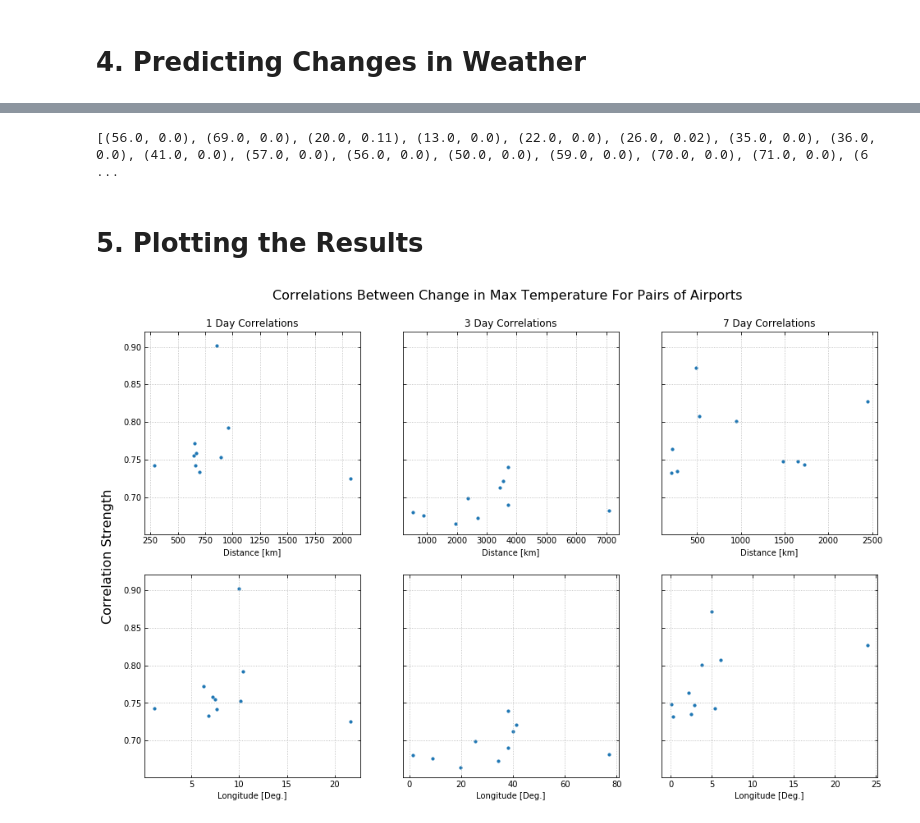
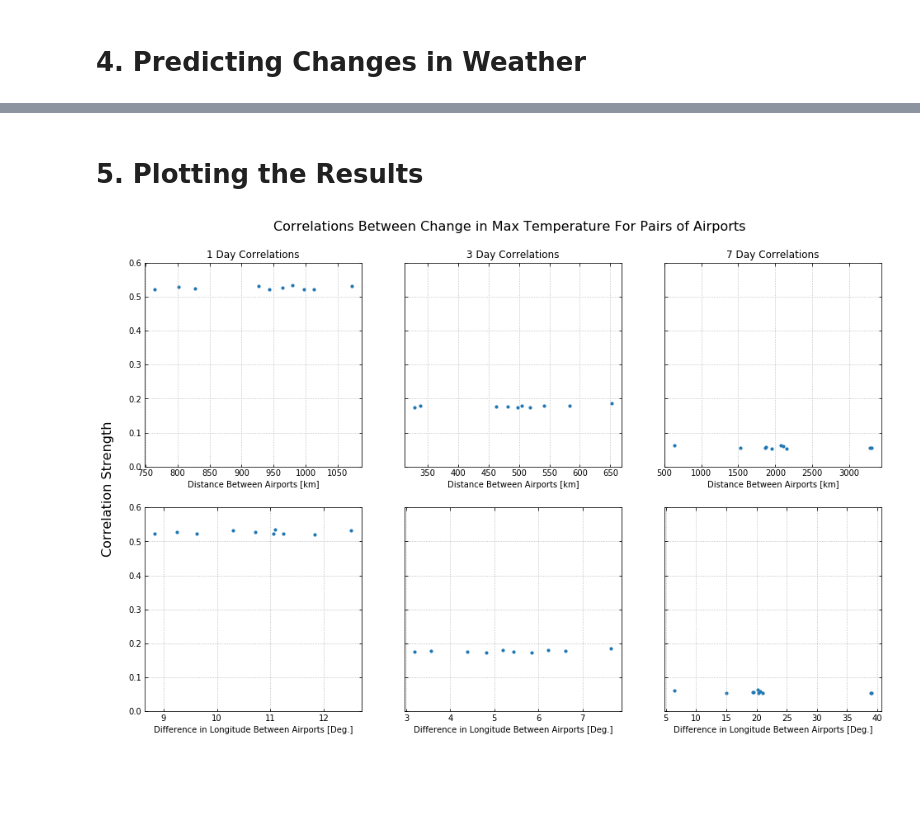
Before and after one commit to giangdip2410/watkins-ay250-s2018-hw, a Jupyter notebook: hw_5/hw_5_assignment.ipynb, the cells around one changed output, grey strips where cells are left out. Saved outputs shown, nothing was run; the diff lists cells and outputs as text; code cells hidden in the pictures; blank space fills up the shorter version.

Commit message:
fixed some bugs with the code, initial plots of results

```diff
--- a/hw_5/hw_5_assignment.ipynb
+++ b/hw_5/hw_5_assignment.ipynb
@@ -154,7 +156,7 @@ sql_cmd = """SELECT airports.aid FROM airports"""
 cursor.execute(sql_cmd)
 
 aids = np.concatenate(np.array(cursor.fetchall()))
-combs = np.array(list(itertools.combinations(aids,2)))
+combs = np.array(list(itertools.permutations(aids,2)))
 nCombs = len(combs)
 
 maxTempCorrs = np.zeros((len(combs),3))
@@ -219,11 +203,3 @@ for iComb in range(nCombs):
-# %%
-
-sql_cmd = f"""SELECT weather.maxtemp,weather.precip FROM weather
-         WHERE weather.aid = 6"""
-cursor.execute(sql_cmd);
-print(cursor.fetchall())
-# %% [output]
-[(56.0, 0.0), (69.0, 0.0), (20.0, 0.11), (13.0, 0.0), (22.0, 0.0), (26.0, 0.02), (35.0, 0.0), (36.0, 0.0), (41.0, 0.0), (57.0, 0.0), (56.0, 0.0), (50.0, 0.0), (59.0, 0.0), (70.0, 0.0), (71.0, 0.0), (6 ...
 # %% [markdown]
 # 5. Plotting the Results
 # %%
@@ -258,36 +234,38 @@ labels = ["1 Day Correlations","3 Day Correlations","7 Day Correlations"]
 for iDiff in range(3):
 
     corrStrength = abs(maxTempCorrs[:,iDiff])
     maxInds = corrStrength.argsort()[::-1][:nMax]
     bestCombs = combs[maxInds]
     distances = np.zeros(nMax)
     dlongitude = np.zeros(nMax)
 
 
     for iMax in range(nMax):
         comb = bestCombs[iMax]
         latlon = np.zeros((2,2))
         for iComb in range(2):
             sql_cmd = f"""SELECT airports.latitude,airports.longitude FROM airports
                          WHERE airports.aid = {comb[iComb]}"""
 
             cursor.execute(sql_cmd);
             latlon[iComb] = np.array(cursor.fetchall(),dtype = np.float)
         distances[iMax] = distanceOnSphere(latlon[0,0],latlon[0,1],latlon[1,0],latlon[1,1])
         dlongitude[iMax] = abs(latlon[0,1]-latlon[1,1])
 
     ax[0,iDiff].scatter(distances*1e-3,corrStrength[maxInds],s=10.0)
     ax[0,iDiff].tick_params(which="both",top="on",right="on",direction="in")
     ax[0,iDiff].grid(linestyle="dotted")
     ax[0,iDiff].set_title(labels[iDiff])
-    ax[0,iDiff].set_xlabel("Distance [km]")
+    ax[0,iDiff].set_xlabel("Distance Between Airports [km]")
+    ax[0,iDiff].set_ylim([0,0.6])
 
     ax[1,iDiff].scatter(dlongitude,corrStrength[maxInds],s=10.0)
     ax[1,iDiff].tick_params(which="both",top="on",right="on",direction="in")
     ax[1,iDiff].grid(linestyle="dotted")
-    ax[1,iDiff].set_xlabel("Longitude [Deg.]")
+    ax[1,iDiff].set_xlabel("Difference in Longitude Between Airports [Deg.]")
+    ax[1,iDiff].set_ylim([0,0.6])
 # %% [output]
-[figure, old version]
+[figure, new version]
 # %%
 
 fig, ax = plt.subplots(2, 3, sharey='row',figsize=(16,10))
```
Also changed, not shown: parts of 7 cells of this notebook.
